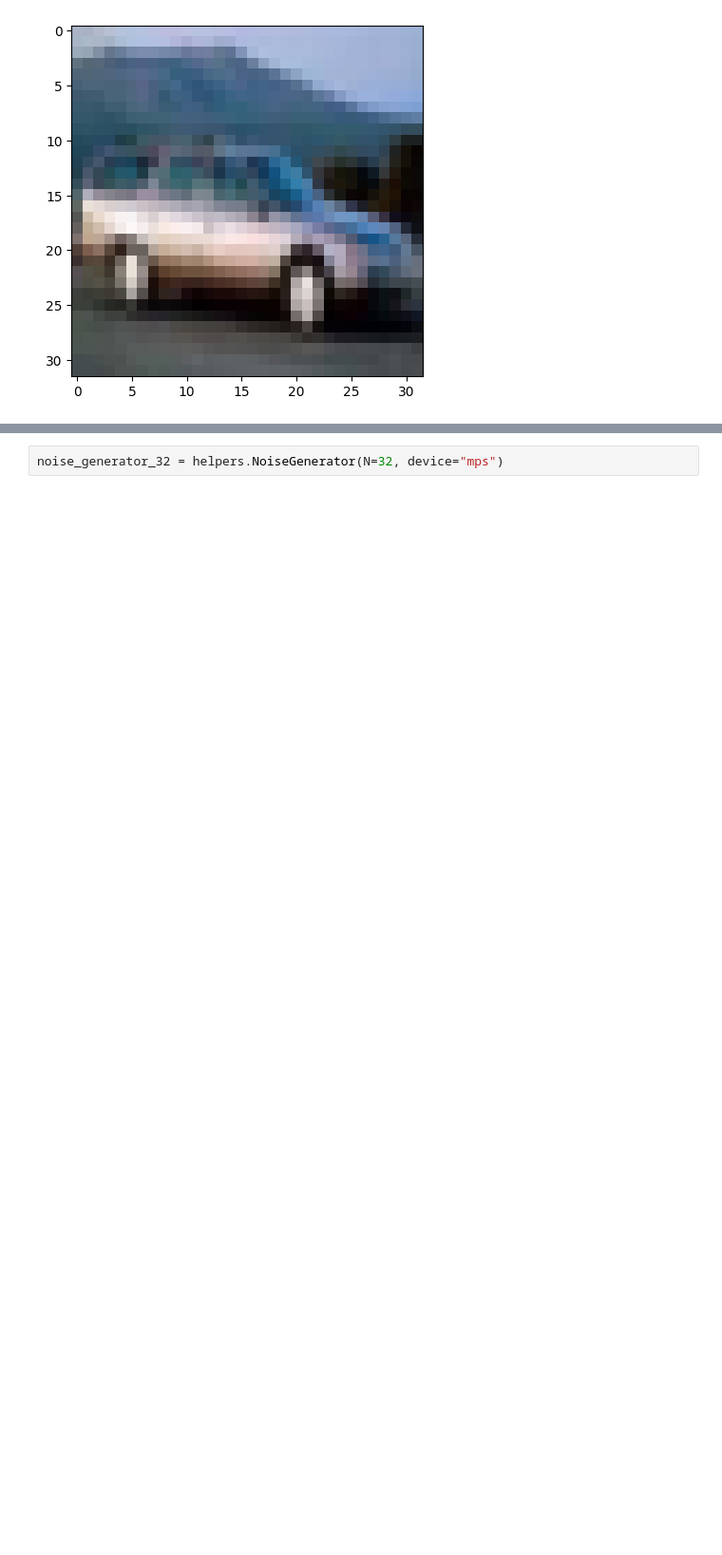
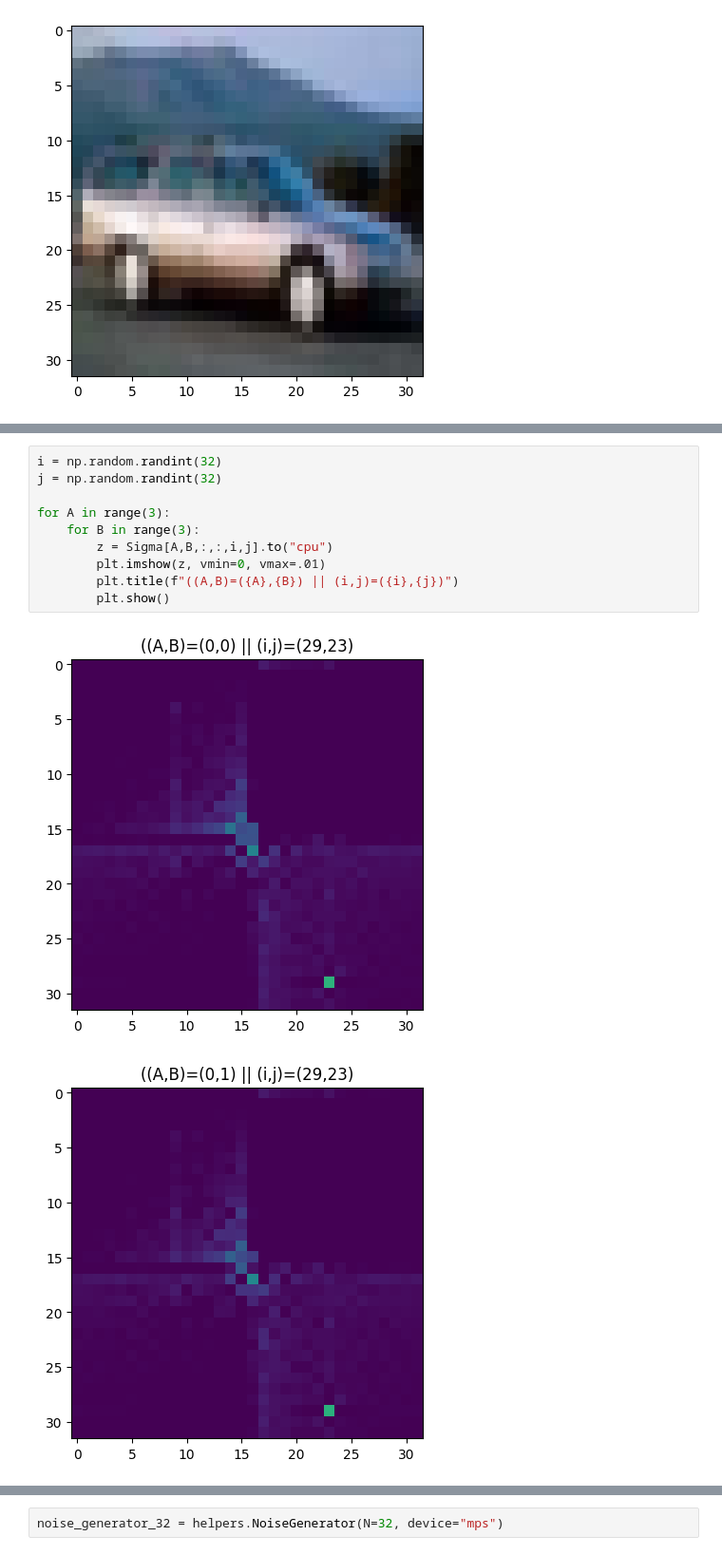
Before and after one commit to arandono/Cloud-Diffusion, a Jupyter notebook: junkyard/CIFAR10.ipynb, the cells around one changed output, grey strips where cells are left out. Shown at 95% size. Cells and saved outputs as stored; diff of their text form; blank space fills up the shorter version.

```diff
--- a/junkyard/CIFAR10.ipynb
+++ b/junkyard/CIFAR10.ipynb
@@ -81,0 +215,13 @@ plt.show()
+# %%
+i = np.random.randint(32)
+j = np.random.randint(32)
+
+for A in range(3):
+    for B in range(3):
+        z = Sigma[A,B,:,:,i,j].to("cpu")
+        plt.imshow(z, vmin=0, vmax=.01)
+        plt.title(f"((A,B)=({A},{B}) || (i,j)=({i},{j})")
+        plt.show()
+# %% [output]
+[figure, added]
+[figure, added]
```
Also changed, not shown: parts of 25 cells of this notebook, 8 other files.
